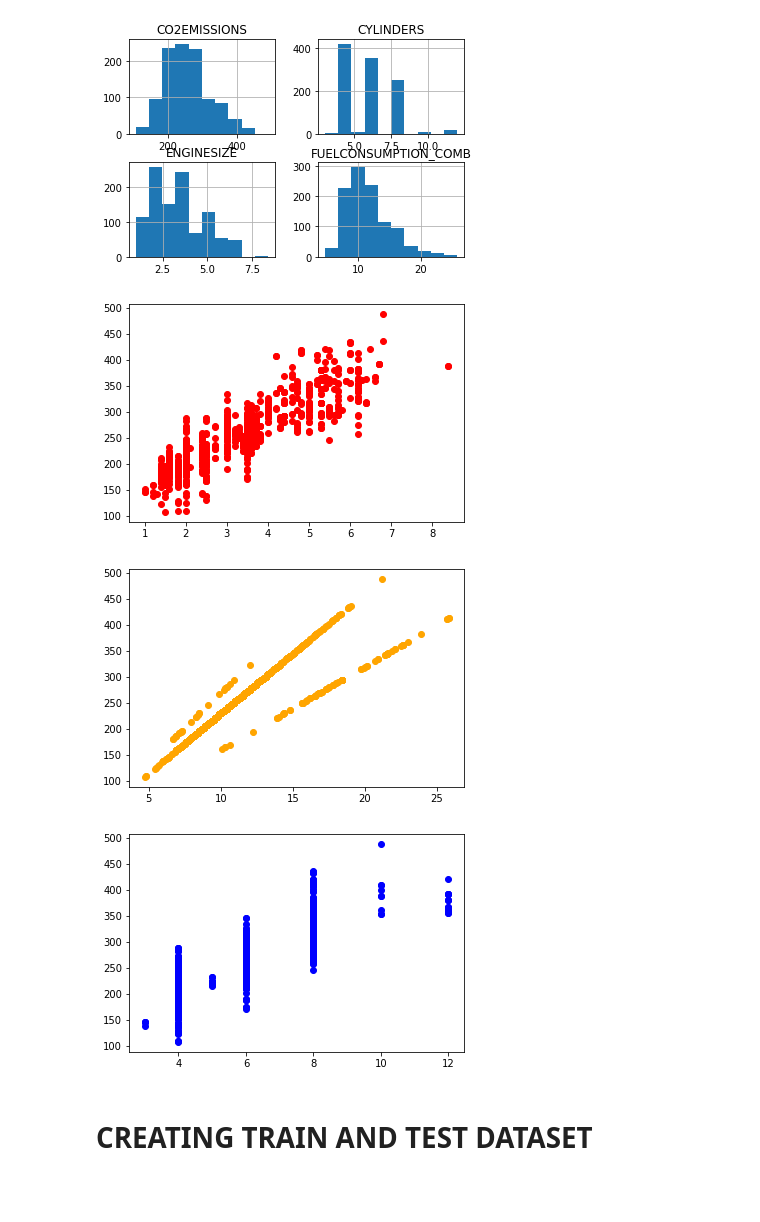
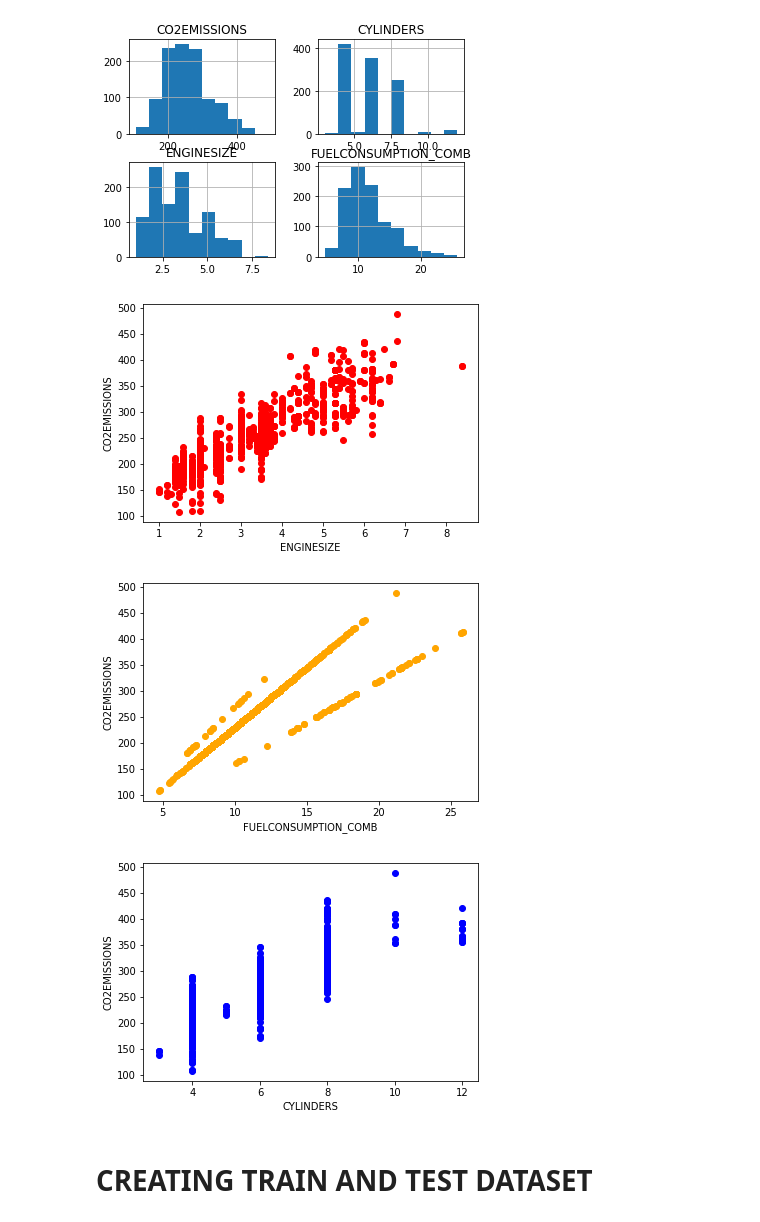
Before and after one commit to alijamshaid/Machine-Learning, a Jupyter notebook: Simple_Linear_Regression_ML.ipynb, the cells around one changed output. Cells and saved outputs as stored; diff of their text form; code cells hidden in the pictures; blank space fills up the shorter version.

```diff
--- a/Simple_Linear_Regression_ML.ipynb
+++ b/Simple_Linear_Regression_ML.ipynb
@@ -44,19 +44,25 @@ plt.show() #show the histogeram
 [figure]
 # %%
 plt.scatter(df.ENGINESIZE,df.CO2EMISSIONS,color="red")#plotting scatter plot for enginesize vs co2emissions
+plt.xlabel("ENGINESIZE")
+plt.ylabel("CO2EMISSIONS")
 plt.show()
 # %% [output]
-[figure, old version]
+[figure, new version]
 # %%
 plt.scatter(df.FUELCONSUMPTION_COMB,df.CO2EMISSIONS,color="orange")#plotting scatter plot for FC vd CO2
+plt.xlabel("FUELCONSUMPTION_COMB")
+plt.ylabel("CO2EMISSIONS")
 plt.show()
 # %% [output]
-[figure, old version]
+[figure, new version]
 # %%
 plt.scatter(df["CYLINDERS"],df['CO2EMISSIONS'],color="blue")#PLOTTING SCATTER PLOT FOR CYLINDERS VS CO2
+plt.xlabel("CYLINDERS")
+plt.ylabel("CO2EMISSIONS")
 plt.show()
 # %% [output]
-[figure, old version]
+[figure, new version]
 # %% [markdown]
 # CREATING TRAIN AND TEST DATASET
 # %%
```
Also changed, not shown: parts of 4 cells of this notebook.
